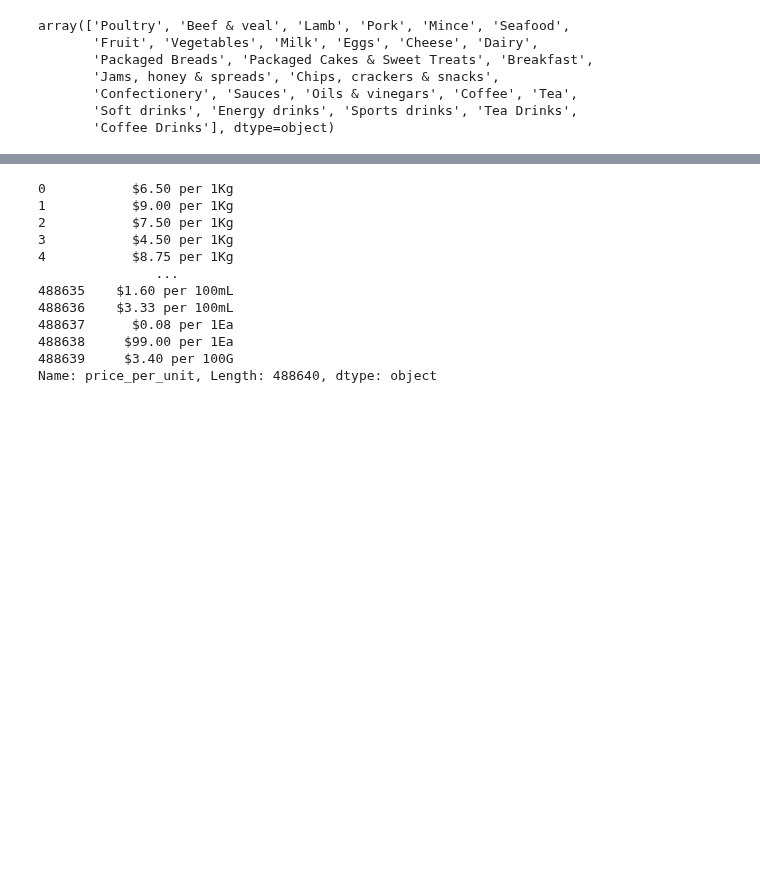
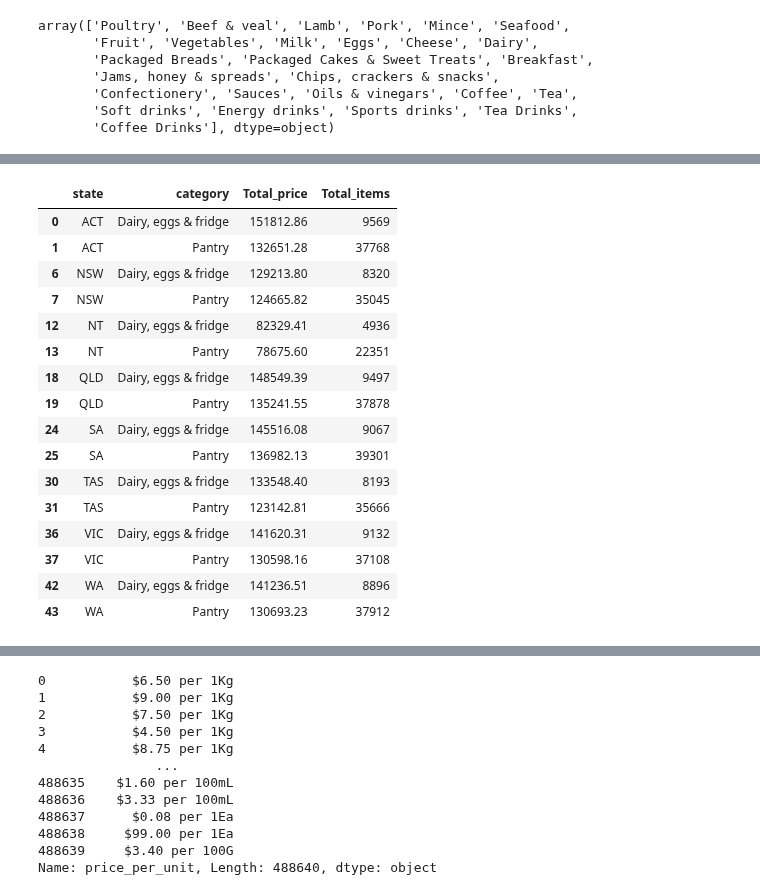
Before and after one commit to binayakhadka/grocery-retail-analytics, a Jupyter notebook: aus.ipynb, the cells around one changed output, grey strips where cells are left out. Saved outputs shown, nothing was run; the diff lists cells and outputs as text; code cells hidden in the pictures; blank space fills up the shorter version.

```diff
--- a/aus.ipynb
+++ b/aus.ipynb
@@ -204,0 +248,26 @@ df.groupby(['state','category']).agg(Total=('price','sum'), Count=('price','coun
+# %%
+# For each state, pick top 2 rows by Total_price
+top2_price = (
+    df_grouped.sort_values(['state', 'Total_price'], ascending=[True, False])
+              .groupby('state')
+              .head(2)
+)
+top2_price
+# %% [output]
+|  | state | category | Total_price | Total_items |
+| 0 | ACT | Dairy, eggs & fridge | 151812.86 | 9569 |
+| 1 | ACT | Pantry | 132651.28 | 37768 |
+| 6 | NSW | Dairy, eggs & fridge | 129213.80 | 8320 |
+| 7 | NSW | Pantry | 124665.82 | 35045 |
+| 12 | NT | Dairy, eggs & fridge | 82329.41 | 4936 |
+| 13 | NT | Pantry | 78675.60 | 22351 |
+| 18 | QLD | Dairy, eggs & fridge | 148549.39 | 9497 |
+| 19 | QLD | Pantry | 135241.55 | 37878 |
+| 24 | SA | Dairy, eggs & fridge | 145516.08 | 9067 |
+| 25 | SA | Pantry | 136982.13 | 39301 |
+| 30 | TAS | Dairy, eggs & fridge | 133548.40 | 8193 |
+| 31 | TAS | Pantry | 123142.81 | 35666 |
+| 36 | VIC | Dairy, eggs & fridge | 141620.31 | 9132 |
+| 37 | VIC | Pantry | 130598.16 | 37108 |
+| 42 | WA | Dairy, eggs & fridge | 141236.51 | 8896 |
+| 43 | WA | Pantry | 130693.23 | 37912 |
```
Also changed, not shown: parts of 10 cells of this notebook.
